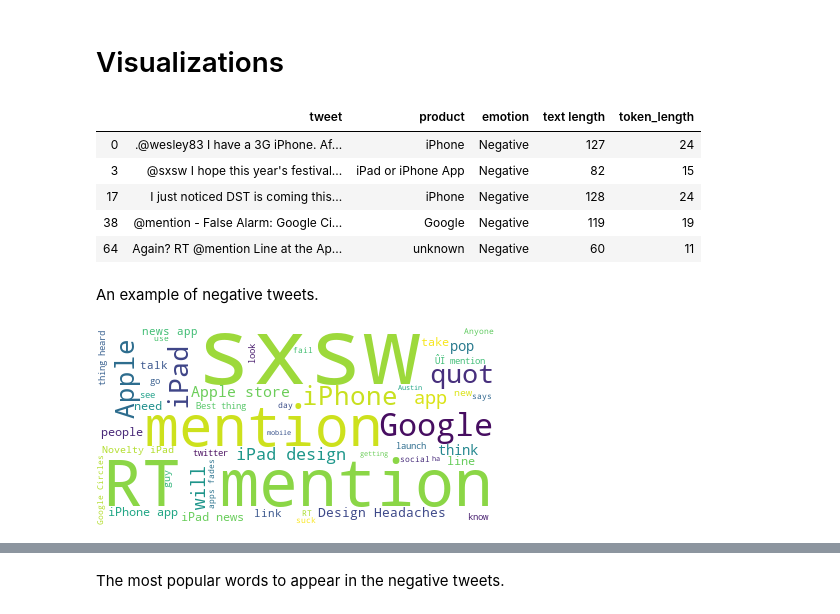
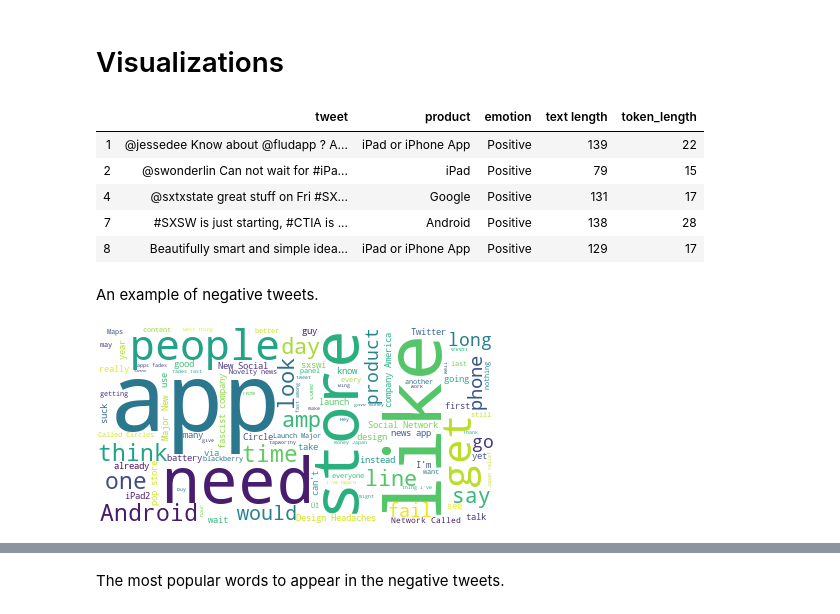
Before and after one commit to chefnewman/dsc-mod-4-project-v2-1-online-ds-pt-100719, a Jupyter notebook: Mod4_Project.ipynb, the cells around one changed output, grey strips where cells are left out. Saved outputs shown, nothing was run; the diff lists cells and outputs as text; code cells hidden in the pictures.

Commit message:
word loop

```diff
--- a/Mod4_Project.ipynb
+++ b/Mod4_Project.ipynb
@@ -265,0 +259,4 @@ tokenizer = TweetTokenizer(preserve_case=False)
+# %%
+# Get all the stop words in the English language
+stopwords_list = stopwords.words('english')
+stopwords_list
@@ -265,0 +281,3 @@ tokenizer = TweetTokenizer(preserve_case=False)
+# %%
+additional_words = ['“','”','...','``',"''",'’',"#sxsw",'link',"@mention","}",
+                    "{","rt","today","austin","SWSW","sxsw","quot","mention","Google","Apple","iPhone", "iPad"]
@@ -265,0 +333,6 @@ tokenizer = TweetTokenizer(preserve_case=False)
+# %%
+## Add punctuation to stopwords_list
+stopwords_list+=string.punctuation
+## Add additional_punc to stopwords_list
+stopwords_list.extend(additional_words)
+stopwords_list
@@ -939,20 +949,22 @@ wcdata = data['emotion']== "Negative"
 # %%
 pd.set_option('display.max_colwidth', 10000)
-data[wcdata].head()
+data[wcdata_pos].head()
 # %% [output]
 |  | tweet | product | emotion | text length | token_length |
-| 0 | .@wesley83 I have a 3G iPhone. Af... | iPhone | Negative | 127 | 24 |
-| 3 | @sxsw I hope this year's festival... | iPad or iPhone App | Negative | 82 | 15 |
-| 17 | I just noticed DST is coming this... | iPhone | Negative | 128 | 24 |
-| 38 | @mention - False Alarm: Google Ci... | Google | Negative | 119 | 19 |
-| 64 | Again? RT @mention Line at the Ap... | unknown | Negative | 60 | 11 |
+| 1 | @jessedee Know about @fludapp ? A... | iPad or iPhone App | Positive | 139 | 22 |
+| 2 | @swonderlin Can not wait for #iPa... | iPad | Positive | 79 | 15 |
+| 4 | @sxtxstate great stuff on Fri #SX... | Google | Positive | 131 | 17 |
+| 7 | #SXSW is just starting, #CTIA is ... | Android | Positive | 138 | 28 |
+| 8 | Beautifully smart and simple idea... | iPad or iPhone App | Positive | 129 | 17 |
 # %% [markdown]
 An example of negative tweets.
 # %%
-wordcloud = WordCloud(background_color="white", max_words=50, contour_width=3, contour_color='steelblue')
+wordcloud = WordCloud(stopwords=stopwords_list, background_color="white", max_words=100,
+                      contour_width=3,
+                      contour_color='steelblue')
 
 wordcloud.generate(data[wcdata]['tweet'].to_string())
 
 wordcloud.to_image()
 # %% [output]
-[figure, old version]
+[figure, new version]
```
Also changed, not shown: parts of 42 cells of this notebook.
